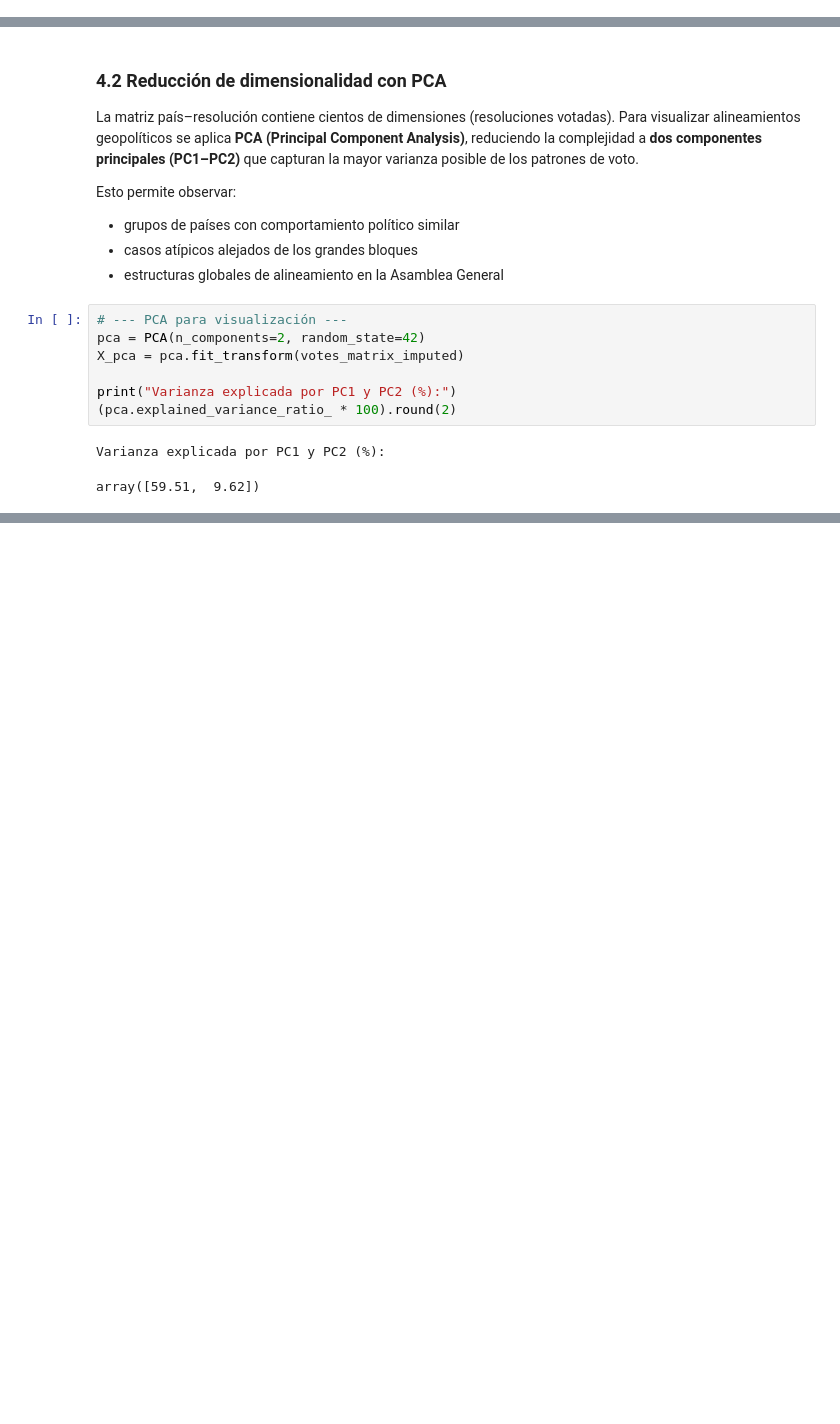
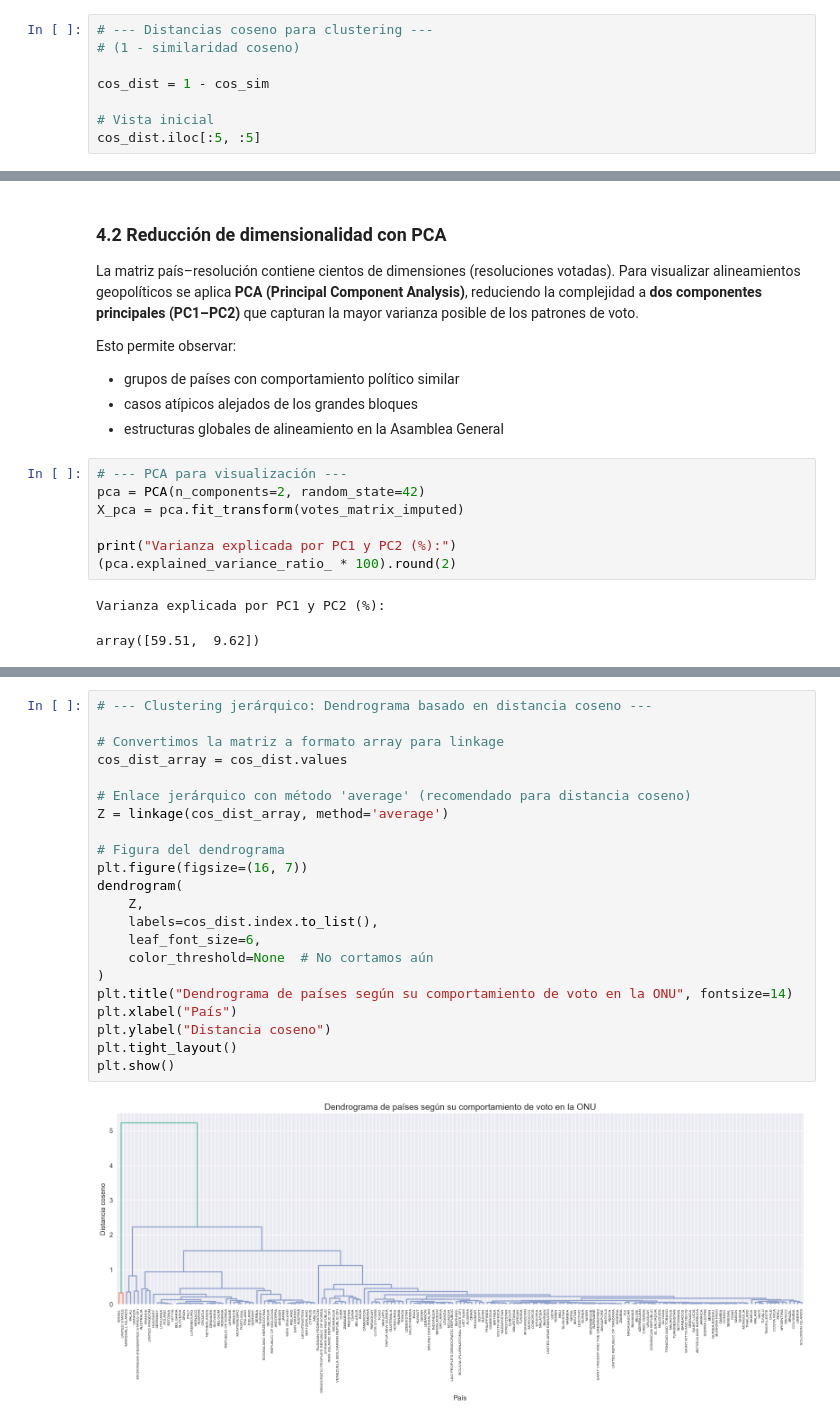
Before and after one commit to fernandezelias/UN_Voting_Clustering, a Jupyter notebook: un_votes_clustering.ipynb, the cells around one changed output, grey strips where cells are left out. Saved outputs shown, nothing was run; the diff lists cells and outputs as text; blank space fills up the shorter version.

```diff
--- a/un_votes_clustering.ipynb
+++ b/un_votes_clustering.ipynb
@@ -688,3 +689,11 @@ Rango de similaridad coseno:
 | ALGERIA | 0.979929 | 0.836410 | 1.000000 | 0.865976 | 0.986250 |
 | ANDORRA | 0.885236 | 0.972410 | 0.865976 | 1.000000 | 0.886909 |
 | ANGOLA | 0.984845 | 0.859357 | 0.986250 | 0.886909 | 1.000000 |
+# %%
+# --- Distancias coseno para clustering ---
+# (1 - similaridad coseno)
+
+cos_dist = 1 - cos_sim
+
+# Vista inicial
+cos_dist.iloc[:5, :5]
@@ -710,0 +791,24 @@ array([59.51,  9.62])
+# %%
+# --- Clustering jerárquico: Dendrograma basado en distancia coseno ---
+
+# Convertimos la matriz a formato array para linkage
+cos_dist_array = cos_dist.values
+
+# Enlace jerárquico con método 'average' (recomendado para distancia coseno)
+Z = linkage(cos_dist_array, method='average')
+
+# Figura del dendrograma
+plt.figure(figsize=(16, 7))
+dendrogram(
+    Z,
+    labels=cos_dist.index.to_list(),
+    leaf_font_size=6,
+    color_threshold=None  # No cortamos aún
+)
+plt.title("Dendrograma de países según su comportamiento de voto en la ONU", fontsize=14)
+plt.xlabel("País")
+plt.ylabel("Distancia coseno")
+plt.tight_layout()
+plt.show()
+# %% [output]
+[figure, added]
```
Also changed, not shown: parts of 29 cells of this notebook.
